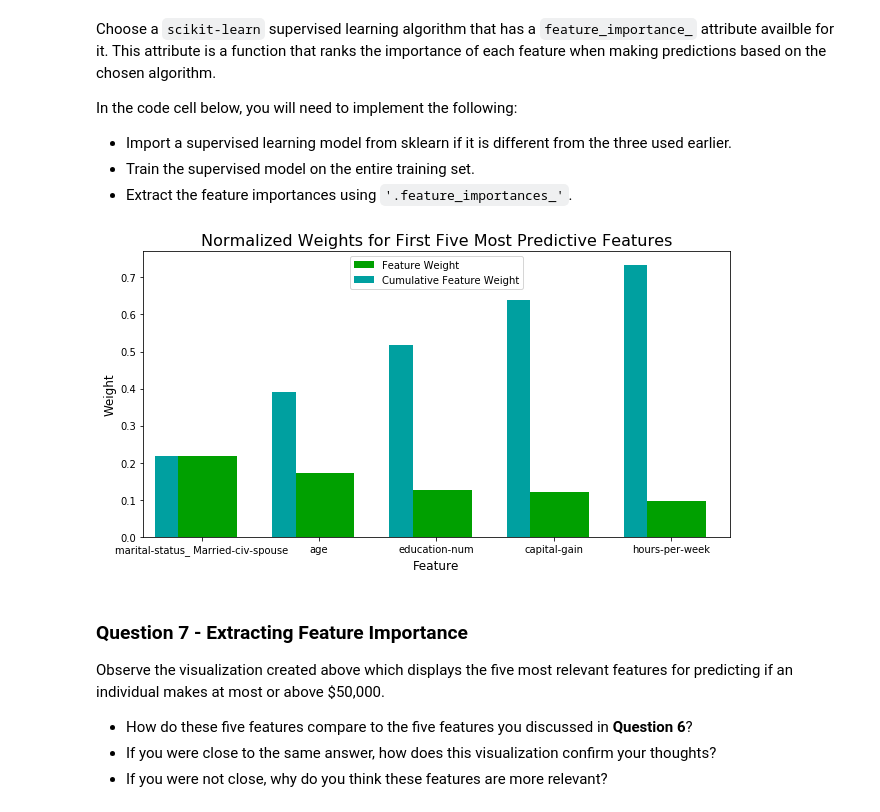
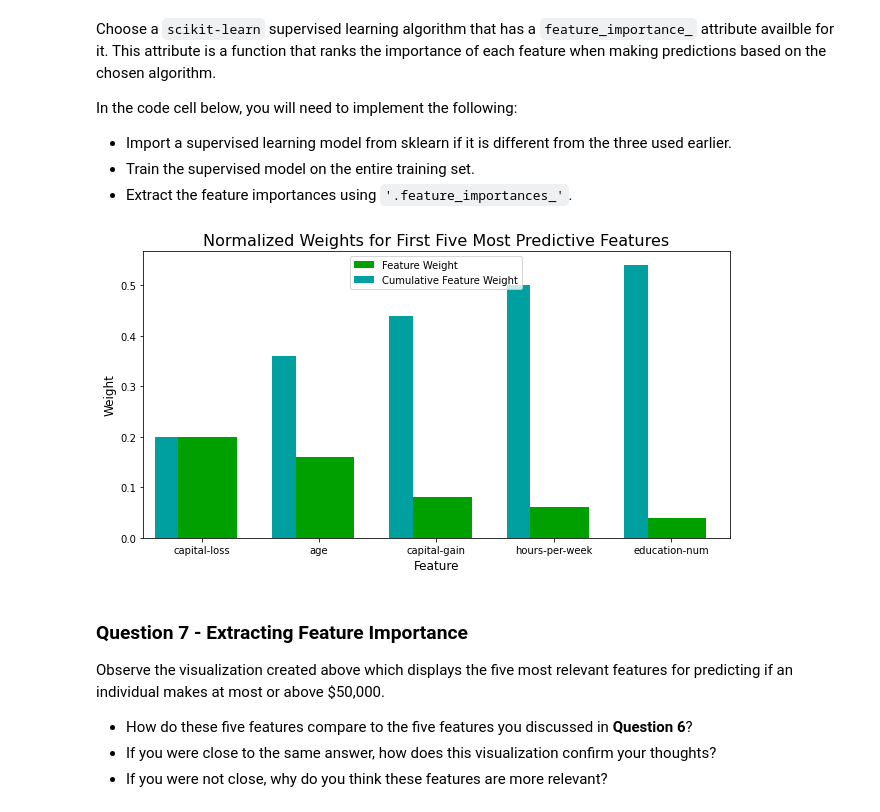
Before and after one commit to ahmedag91/Charity-ML, a Jupyter notebook: finding_donors.ipynb, the cells around one changed output. Saved outputs shown, nothing was run; the diff lists cells and outputs as text; code cells hidden in the pictures.

Commit message:
feat: Update the models and answers
The models have been selected and built. Most of the questions have been answered

```diff
--- a/finding_donors.ipynb
+++ b/finding_donors.ipynb
@@ -32,7 +32,7 @@ import visuals as vs
 %matplotlib inline
 
 # Load the Census dataset
-data = pd.read_csv("census.csv")
+data = pd.read_csv("../input/charityml-dataset/census.csv")
 
 # Success - Display the first record
 display(data.head(n=1))
@@ -216,7 +214,7 @@ from sklearn.model_selection import train_test_split
 X_train, X_test, y_train, y_test = train_test_split(features_final,
                                                     income,
                                                     test_size = 0.2,
-                                                    random_state = 0, stratify = income)
+                                                    random_state = 0)
 
 # Show the results of the split
 print("Training set has {} samples.".format(X_train.shape[0]))
@@ -389,33 +405,29 @@ In the code cell, you will need to implement the following:
 **Note:** Depending on which algorithms you chose, the following implementation may take some time to run!
 # %%
 # TODO: Import the three supervised learning models from sklearn
-from sklearn.ensemble import RandomForestClassifier, BaggingClassifier
-from sklearn.neighbors import KNeighborsClassifier
+from sklearn.ensemble import AdaBoostClassifier
 from sklearn.svm import SVC
 from sklearn.tree import DecisionTreeClassifier
+
 # TODO: Initialize the three models
-clf_A = DecisionTreeClassifier(random_state = 42, criterion = 'entropy')#AdaBoostClassifier(random_state = 42)
-clf_B = SVC(kernel = 'rbf')
-clf_C = BaggingClassifier(random_state = 42)
+clf_A = DecisionTreeClassifier(random_state = 42)
+clf_B = SVC(random_state = 42)
+clf_C = AdaBoostClassifier(random_state = 42)
 
-# TODO: Calculate the number of samples for 1%, 10%, and 100% of the training data
-# HINT: samples_100 is the entire training set i.e. len(y_train)
 # HINT: samples_10 is 10% of samples_100 (ensure to set the count of the values to be `int` and not `float`)
 # HINT: samples_1 is 1% of samples_100 (ensure to set the count of the values to be `int` and not `float`)
 samples_100 = len(y_train)#X_train
 samples_10 = int(0.1*(len(y_train)))
 samples_1 = int(0.01*(len(y_train)))
 # Collect results on the learners
-results = {}
-for clf in [clf_A, clf_B, clf_C]:
-    clf_name = clf.__class__.__name__
-    results[clf_name] = {}
-    for i, samples in enumerate([samples_1, samples_10, samples_100]):
-        results[clf_name][i] = \
-            train_predict(clf, samples, X_train, y_train, X_test, y_test)
-
-# Run metrics visualization for the three supervised learning models chosen
-vs.evaluate(results, accuracy, fscore)
+results = {
+    clf.__class__.__name__: {
+        i: train_predict(clf, samples, X_train, y_train, X_test, y_test)
+        for i, samples in enumerate([samples_1, samples_10, samples_100])
+        }
+    for clf in [clf_A, clf_B, clf_C]
+}
+vs.evaluate(results1, accuracy, fscore)
 # %% [output]
 DecisionTreeClassifier trained on 361 samples.
 DecisionTreeClassifier trained on 3617 samples.
@@ -571,16 +588,16 @@ In the code cell below, you will need to implement the following:
 # %%
 # TODO: Import a supervised learning model that has 'feature_importances_'
 
 # TODO: Train the supervised model on the training set using .fit(X_train, y_train)
-model = DecisionTreeClassifier(random_state = 42).fit(X_train, y_train)
+model = AdaBoostClassifier(random_state = 42).fit(X_train, y_train)
 
 # TODO: Extract the feature importances using .feature_importances_
 importances = model.feature_importances_
 
 # Plot
 vs.feature_plot(importances, X_train, y_train)
 # %% [output]
-[figure, old version]
+[figure, new version]
 # %% [markdown]
 ### Question 7 - Extracting Feature Importance
 
```
Also changed, not shown: parts of 19 cells of this notebook.
